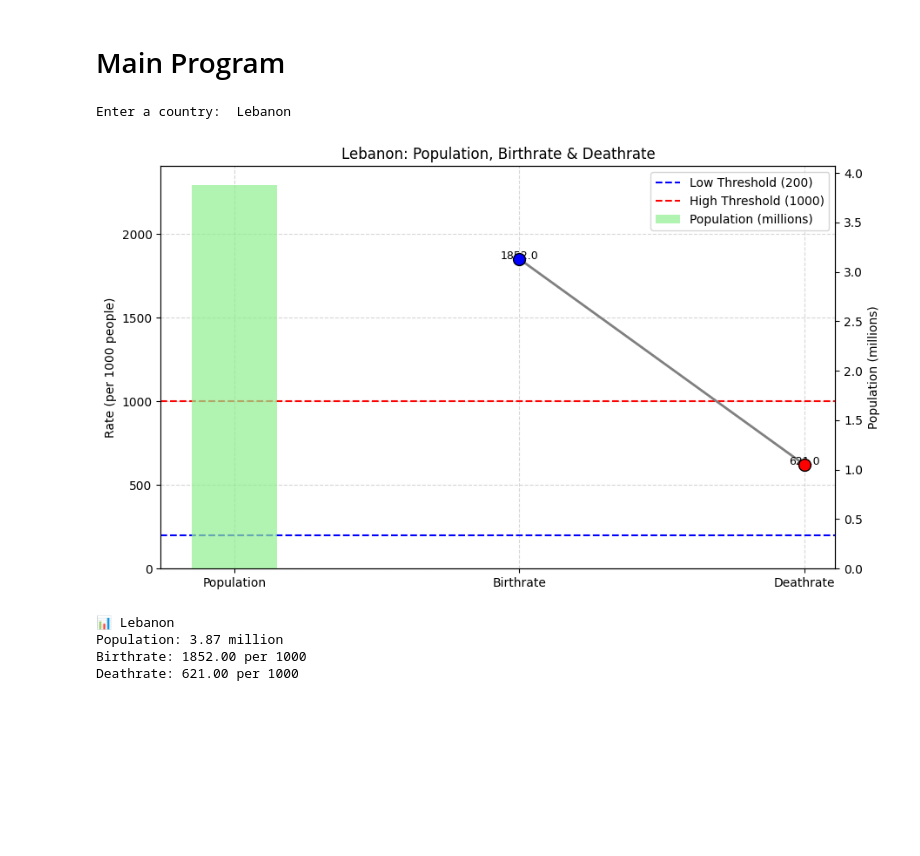
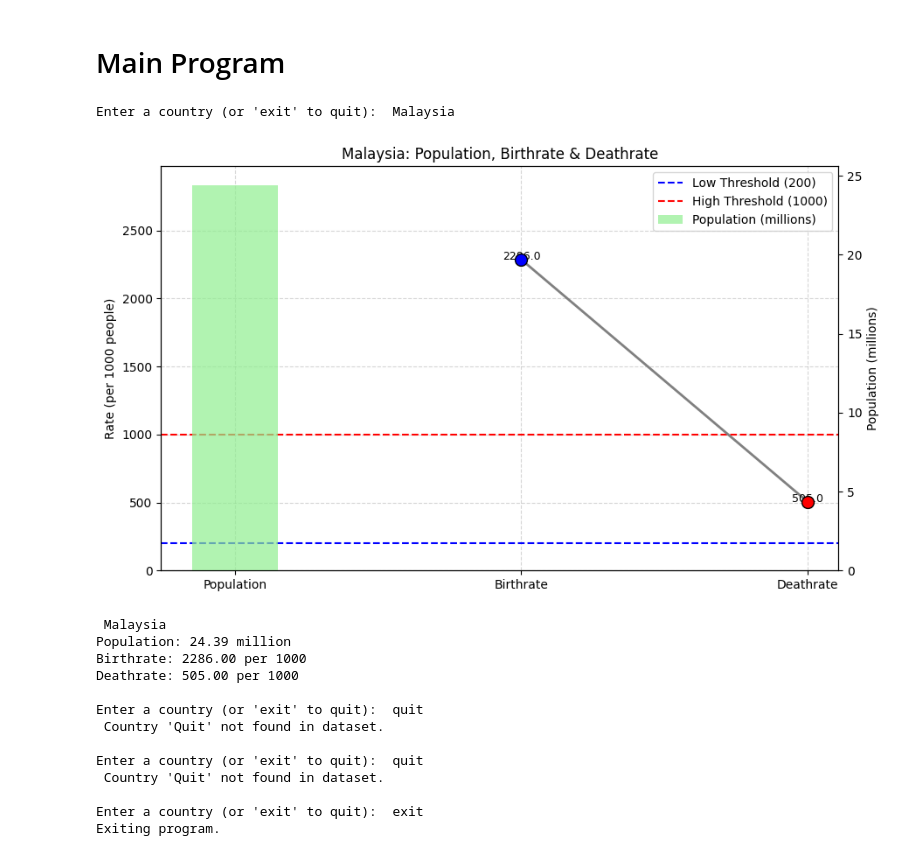
Before and after one commit to ralphrowel/jupyter-projects, a Jupyter notebook: OOP/notebooks/countryOOP.ipynb, the cells around one changed output. Saved outputs shown, nothing was run; the diff lists cells and outputs as text; code cells hidden in the pictures; blank space fills up the shorter version.

Commit message:
added loop

```diff
--- a/OOP/notebooks/countryOOP.ipynb
+++ b/OOP/notebooks/countryOOP.ipynb
@@ -88,16 +88,29 @@ class CountryAnalysis:
 # %%
 # Create analyzer object
 analyzer = CountryAnalysis(df)
 
-# Ask for user input
-country_input = input("Enter a country: ")
+# Loop for multiple analyses
+while True:
+    country_input = input("\nEnter a country (or 'exit' to quit): ")
 
-# Show analysis
-analyzer.show_country_analysis(country_input)
+    if country_input.lower() == 'exit':
+        print("Exiting program.")
+        break
+
+    analyzer.show_country_analysis(country_input)
 # %% [output]
-Enter a country:  Lebanon
+Enter a country (or 'exit' to quit):  Malaysia
-[figure, old version]
+[figure, new version]
-📊 Lebanon
-Population: 3.87 million
-Birthrate: 1852.00 per 1000
-Deathrate: 621.00 per 1000
+ Malaysia
+Population: 24.39 million
+Birthrate: 2286.00 per 1000
+Deathrate: 505.00 per 1000
+
+Enter a country (or 'exit' to quit):  quit
+ Country 'Quit' not found in dataset.
+
+Enter a country (or 'exit' to quit):  quit
+ Country 'Quit' not found in dataset.
+
+Enter a country (or 'exit' to quit):  exit
+Exiting program.
```
Also changed, not shown: parts of 1 cell of this notebook.
